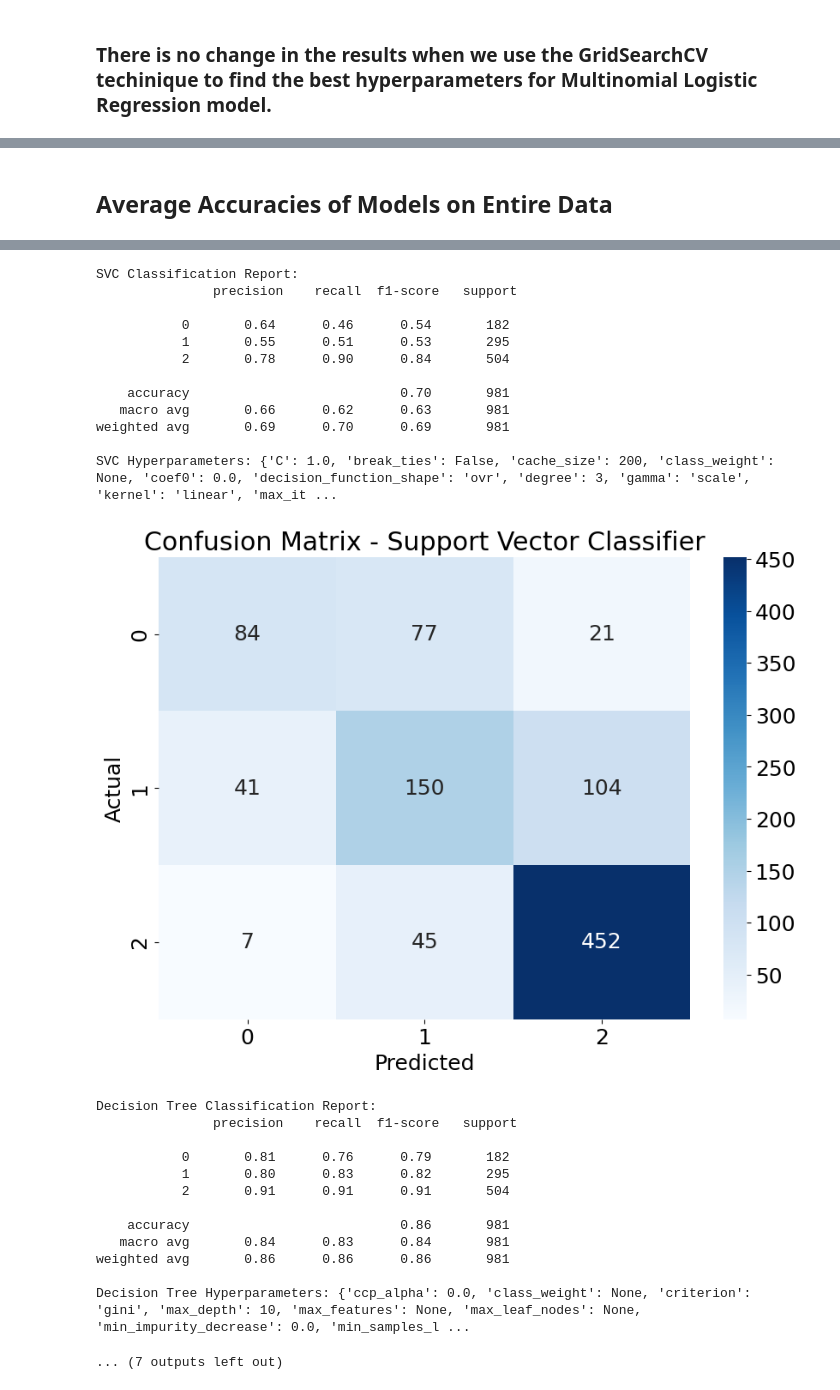
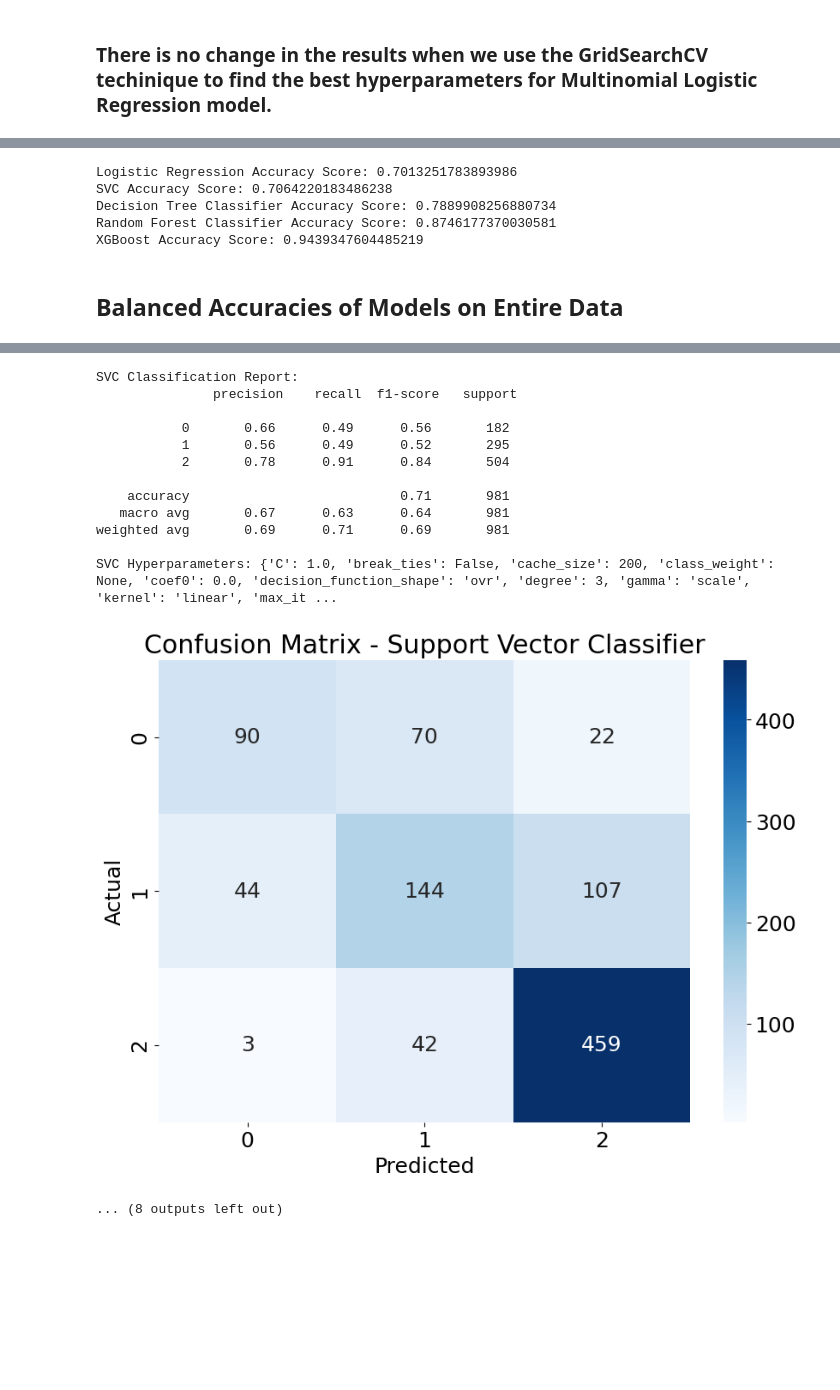
Before and after one commit to Clarkson-Applied-Data-Science/2024_ia651_DineshPendyala_SrihariNagineni, a Jupyter notebook: IA651_Project_HeartAttack.ipynb, the cells around one changed output, grey strips where cells are left out. Drawn from its saved outputs; the diff is of its cells as text; code cells hidden in the pictures; blank space fills up the shorter version.

```diff
--- a/IA651_Project_HeartAttack.ipynb
+++ b/IA651_Project_HeartAttack.ipynb
@@ -334,14 +334,14 @@ warnings.simplefilter(action='ignore', category=FutureWarning)
 warnings.filterwarnings("ignore", category=UserWarning)
 
 X_pca = pca_data.copy()
-# Define the k-fold cross-validation strategy
+# Define the stratified k-fold cross-validation strategy
 k = 5
 skf = StratifiedKFold(n_splits=k, shuffle=True, random_state=42)
 
 # Initialize the models with hyperparameters
 logistic_model = LogisticRegression(solver='lbfgs', max_iter=1000, C=1.0)  # L2 regularization with C parameter
 svc_model = SVC(kernel='linear', probability=True, C=1.0)  # Regularization with C parameter
-tree_model = DecisionTreeClassifier(random_state=42, max_depth=10, min_samples_split=10, min_samples_leaf=5)  # Regularization with tree parameters
+tree_model = DecisionTreeClassifier(random_state=42, max_depth=10, min_samples_split=10, min_samples_leaf=5)  # Regularization with tree para-meters
 forest_model = RandomForestClassifier(random_state=42, max_depth=10, min_samples_split=10, min_samples_leaf=5)  # Regularization with tree parameters
 xgb_model = XGBClassifier(use_label_encoder=False, eval_metric='mlogloss', random_state=42, reg_alpha=0.1, reg_lambda=1.0)  # L1 and L2 regularization
 
@@ -427,12 +427,12 @@ print(f"Average Random Forest AUC: {avg_forest_auc}")
 print(f"Average XGBoost AUC: {avg_xgb_auc}")
 
 # Fit the models on the entire dataset and get final evaluation metrics
-display(HTML(f"<h2>Fit the models on the entire dataset and display final evaluation metrics</h2>"))
-logistic_model.fit(X_pca, y)
-svc_model.fit(X_pca, y)
-tree_model.fit(X_pca, y)
-forest_model.fit(X_pca, y)
-xgb_model.fit(X_pca, y)
+#display(HTML(f"<h2>Fit the models on the entire dataset and display final evaluation metrics</h2>"))
+#logistic_model.fit(X_pca, y)
+#svc_model.fit(X_pca, y)
+#tree_model.fit(X_pca, y)
+#forest_model.fit(X_pca, y)
+#xgb_model.fit(X_pca, y)
 
 y_pred_logistic = logistic_model.predict(X_pca)
 y_prob_logistic = logistic_model.predict_proba(X_pca)
@@ -454,6 +454,13 @@ print("SVC Accuracy Score:", accuracy_score(y, y_pred_svc))
 print("Decision Tree Classifier Accuracy Score:", accuracy_score(y, y_pred_tree))
 print("Random Forest Classifier Accuracy Score:", accuracy_score(y, y_pred_forest))
 print("XGBoost Accuracy Score:", accuracy_score(y, y_pred_xgb))
+
+display(HTML(f"<h2>Balanced Accuracies of Models on Entire Data </h2>"))
+print("Logistic Regression Accuracy Score:", balanced_accuracy_score(y, y_pred_logistic))
+print("SVC Accuracy Score:", balanced_accuracy_score(y, y_pred_svc))
+print("Decision Tree Classifier Accuracy Score:", balanced_accuracy_score(y, y_pred_tree))
+print("Random Forest Classifier Accuracy Score:",balanced_accuracy_score(y, y_pred_forest))
+print("XGBoost Accuracy Score:", balanced_accuracy_score(y, y_pred_xgb))
 
 print("\nLogistic Regression Classification Report:\n", classification_report(y, y_pred_logistic))
 print("Logistic Regression Hyperparameters:", logistic_model.get_params())
@@ -569 +576,6 @@ Average Accuracies ,Confusion matrix,Hyperparameters of Models on Entire Data
+Logistic Regression Accuracy Score: 0.7013251783893986
+SVC Accuracy Score: 0.7064220183486238
+Decision Tree Classifier Accuracy Score: 0.7889908256880734
+Random Forest Classifier Accuracy Score: 0.8746177370030581
+XGBoost Accuracy Score: 0.9439347604485219
-Average Accuracies of Models on Entire Data
+Balanced Accuracies of Models on Entire Data
@@ -589,26 +601,14 @@ Logistic Regression Hyperparameters: {'C': 1.0, 'class_weight': None, 'dual': Fa
-SVC Classification Report:
-               precision    recall  f1-score   support
-
-           0       0.64      0.46      0.54       182
-           1       0.55      0.51      0.53       295
-           2       0.78      0.90      0.84       504
-
-    accuracy                           0.70       981
-   macro avg       0.66      0.62      0.63       981
-weighted avg       0.69      0.70      0.69       981
-
-SVC Hyperparameters: {'C': 1.0, 'break_ties': False, 'cache_size': 200, 'class_weight': None, 'coef0': 0.0, 'decision_function_shape': 'ovr', 'degree': 3, 'gamma': 'scale', 'kernel': 'linear', 'max_it ...
+SVC Classification Report:
+               precision    recall  f1-score   support
+
+           0       0.66      0.49      0.56       182
+           1       0.56      0.49      0.52       295
+           2       0.78      0.91      0.84       504
+
+    accuracy                           0.71       981
+   macro avg       0.67      0.63      0.64       981
+weighted avg       0.69      0.71      0.69       981
+
+SVC Hyperparameters: {'C': 1.0, 'break_ties': False, 'cache_size': 200, 'class_weight': None, 'coef0': 0.0, 'decision_function_shape': 'ovr', 'degree': 3, 'gamma': 'scale', 'kernel': 'linear', 'max_it ...
-[figure, old version]
+[figure, new version]
-Decision Tree Classification Report:
-               precision    recall  f1-score   support
-
-           0       0.81      0.76      0.79       182
-           1       0.80      0.83      0.82       295
-           2       0.91      0.91      0.91       504
-
-    accuracy                           0.86       981
-   macro avg       0.84      0.83      0.84       981
-weighted avg       0.86      0.86      0.86       981
-
-Decision Tree Hyperparameters: {'ccp_alpha': 0.0, 'class_weight': None, 'criterion': 'gini', 'max_depth': 10, 'max_features': None, 'max_leaf_nodes': None, 'min_impurity_decrease': 0.0, 'min_samples_l ...
-... (7 outputs left out)
+... (8 outputs left out)
```
Also changed, not shown: parts of 6 cells of this notebook, 2 other files.
